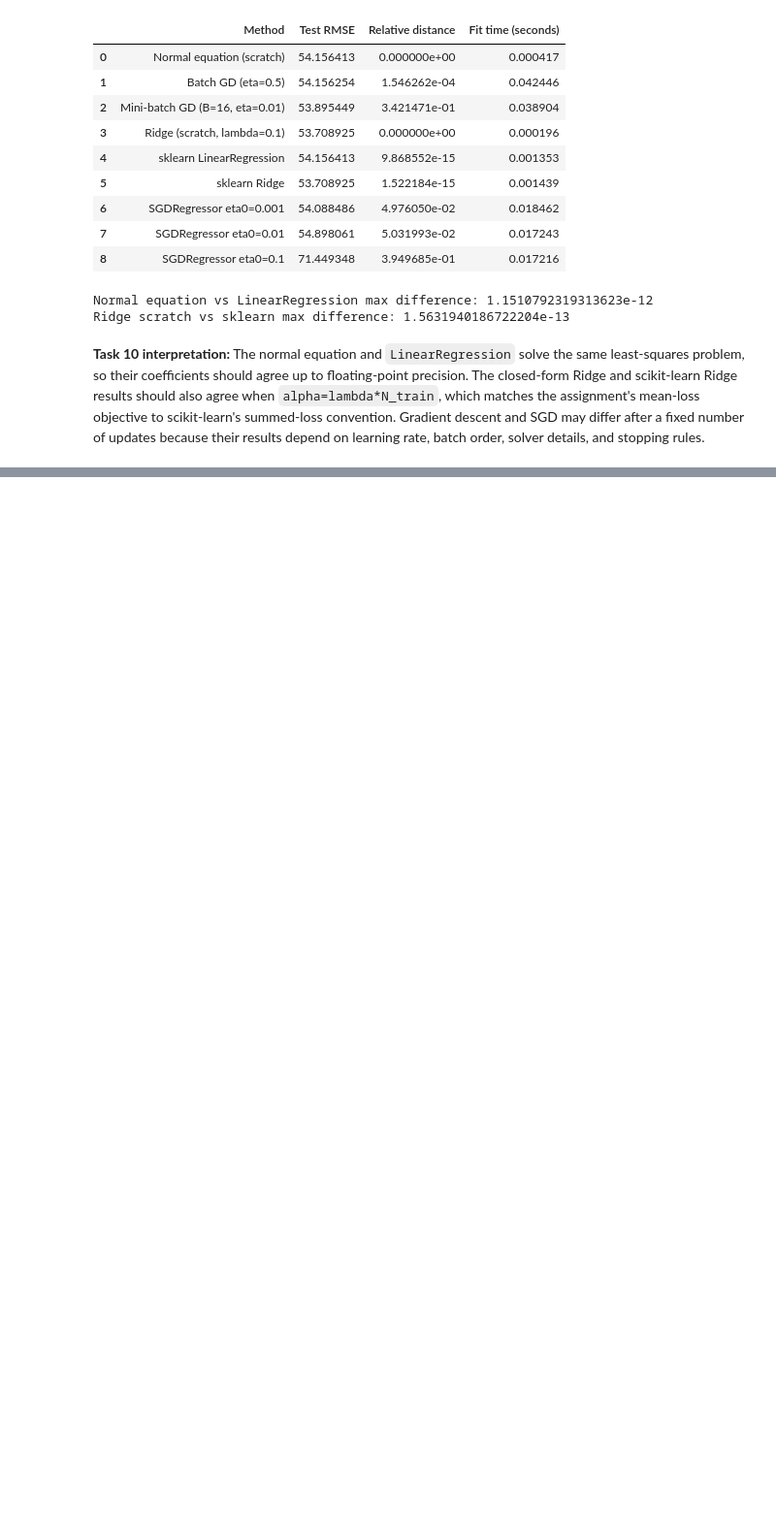
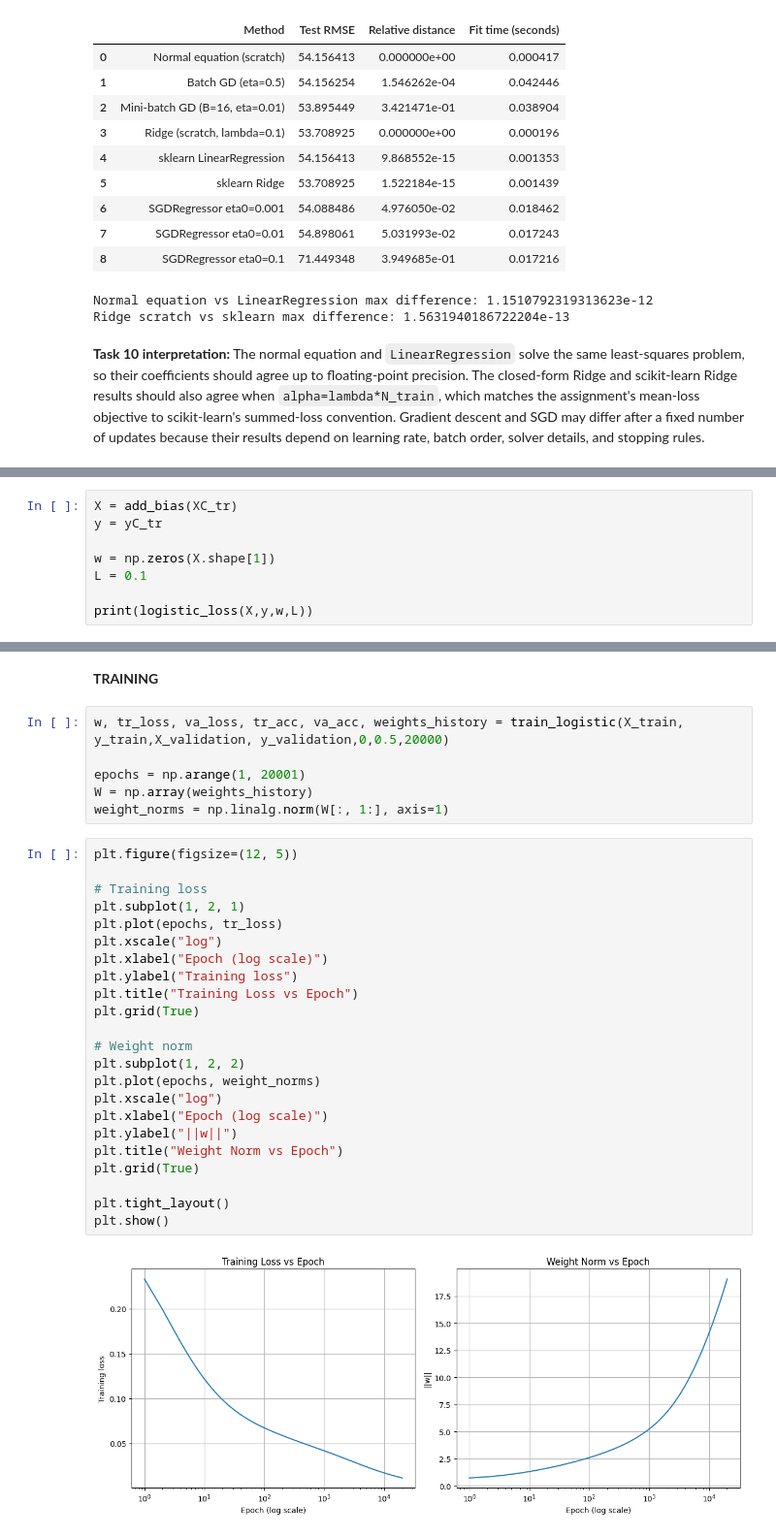
Before and after one commit to Ziad-Gebril/Linear-Models-and-Support-Vector-Machines, a Jupyter notebook: ML_assignment_2.ipynb, the cells around one changed output, grey strips where cells are left out. Shown at 97% size. Drawn from its saved outputs; the diff is of its cells as text; blank space fills up the shorter version.

```diff
--- a/ML_assignment_2.ipynb
+++ b/ML_assignment_2.ipynb
@@ -945,0 +973,8 @@ Ridge scratch vs sklearn max difference: 1.5631940186722204e-13
+# %%
+X = add_bias(XC_tr)
+y = yC_tr
+
+w = np.zeros(X.shape[1])
+L = 0.1
+
+print(logistic_loss(X,y,w,L))
@@ -945,0 +1210,33 @@ Ridge scratch vs sklearn max difference: 1.5631940186722204e-13
+# %% [markdown]
+**TRAINING**
+# %%
+w, tr_loss, va_loss, tr_acc, va_acc, weights_history = train_logistic(X_train, y_train,X_validation, y_validation,0,0.5,20000)
+
+epochs = np.arange(1, 20001)
+W = np.array(weights_history)
+weight_norms = np.linalg.norm(W[:, 1:], axis=1)
+# %%
+plt.figure(figsize=(12, 5))
+
+# Training loss
+plt.subplot(1, 2, 1)
+plt.plot(epochs, tr_loss)
+plt.xscale("log")
+plt.xlabel("Epoch (log scale)")
+plt.ylabel("Training loss")
+plt.title("Training Loss vs Epoch")
+plt.grid(True)
+
+# Weight norm
+plt.subplot(1, 2, 2)
+plt.plot(epochs, weight_norms)
+plt.xscale("log")
+plt.xlabel("Epoch (log scale)")
+plt.ylabel("||w||")
+plt.title("Weight Norm vs Epoch")
+plt.grid(True)
+
+plt.tight_layout()
+plt.show()
+# %% [output]
+[figure, added]
```
Also changed, not shown: parts of 19 cells of this notebook.
